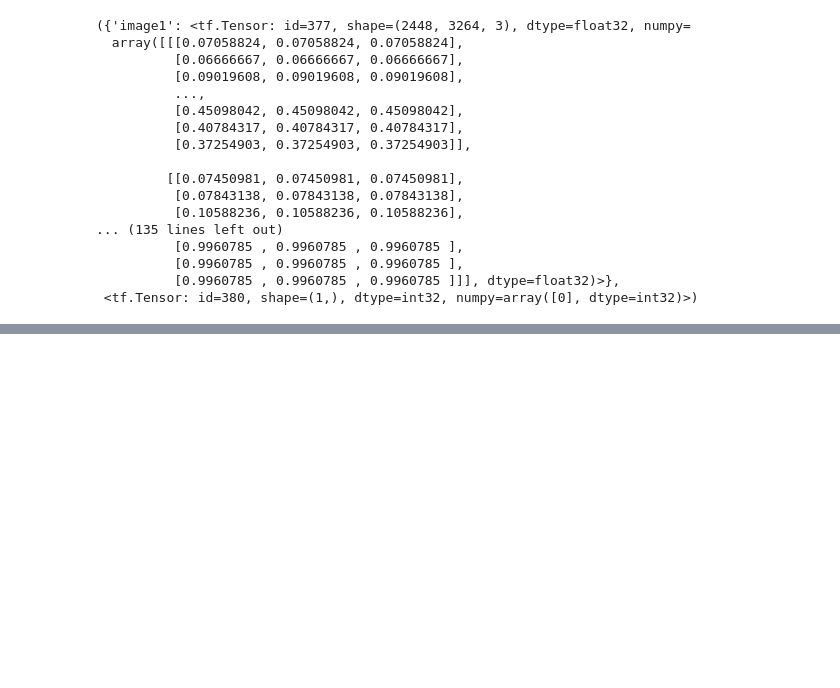
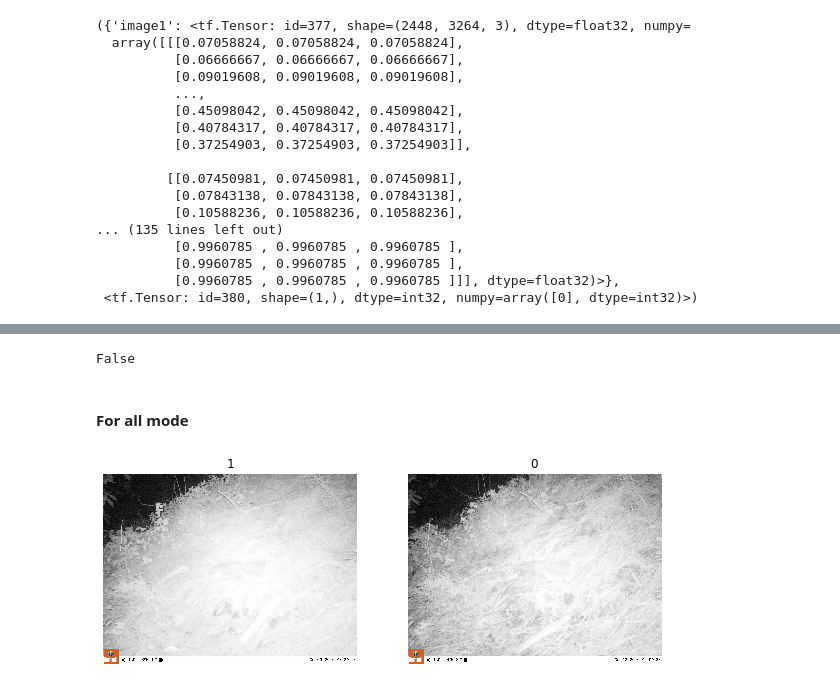
Before and after one commit to bhuvi3/camera_trap_animal_classification, a Jupyter notebook: code/tensorflow_pipeline_test.ipynb, the cells around one changed output, grey strips where cells are left out. Drawn from its saved outputs; the diff is of its cells as text; code cells hidden in the pictures; blank space fills up the shorter version.

```diff
--- a/code/tensorflow_pipeline_test.ipynb
+++ b/code/tensorflow_pipeline_test.ipynb
@@ -85,3 +89,15 @@ new_ds[0]
           [0.9960785 , 0.9960785 , 0.9960785 ],
           [0.9960785 , 0.9960785 , 0.9960785 ]]], dtype=float32)>},
  <tf.Tensor: id=380, shape=(1,), dtype=int32, numpy=array([0], dtype=int32)>)
+# %%
+def show_batch(image_batch, label_batch, k=2):
+    plt.figure(figsize=(10,10))
+    for n in range(k):
+        ax = plt.subplot(1, k, n + 1)
+        plt.imshow(image_batch[n])
+        plt.axis('off')
+        plt.title(label_batch[n].numpy())
+# %%
+image_batch = [img for img, lab in new_ds]
+label_batch = [lab for img, lab in new_ds]
+show_batch(image_batch, label_batch)
@@ -101,0 +240,4 @@ show_batch(image_batch, label_batch)
+# %%
+Abc().check(22)
+# %% [output]
+False
@@ -101,0 +246,15 @@ show_batch(image_batch, label_batch)
+# %%
+demo_pipeline = PipelineGenerator(os.path.join(os.getcwd(), '..', 'data', 'final_dataset_val_demo.csv'),
+                                  os.path.join(os.getcwd(), '..', 'data', 'images' + os.sep),
+                                  mode=PipelineGenerator.MODE_ALL)
+# %% [markdown]
+#### For all mode
+# %%
+new_ds = iter(demo_pipeline.get_pipeline())
+image_batch = [img['image1'] for img, lab in new_ds]
+
+new_ds = iter(demo_pipeline.get_pipeline())
+label_batch = [lab for img, lab in new_ds]
+show_batch(image_batch, label_batch)
+# %% [output]
+[figure, added]
```
Also changed, not shown: parts of 22 cells of this notebook, 1 other file.
